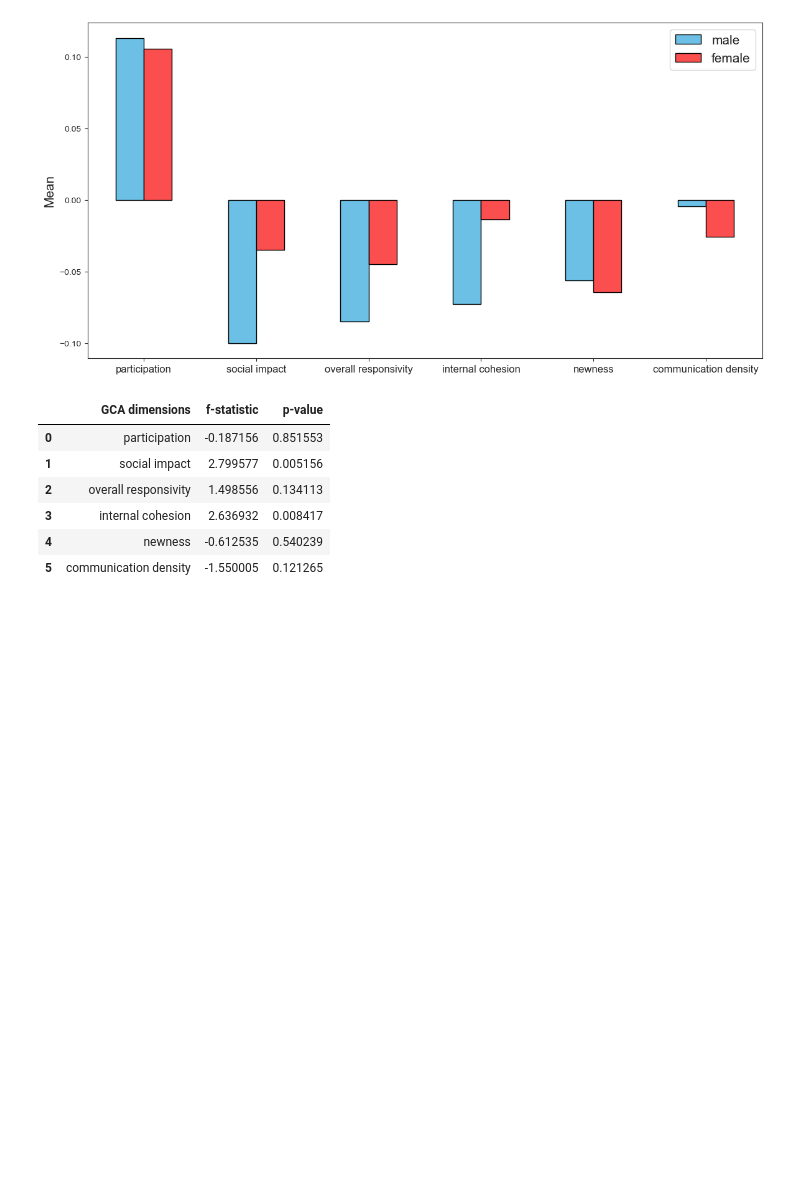
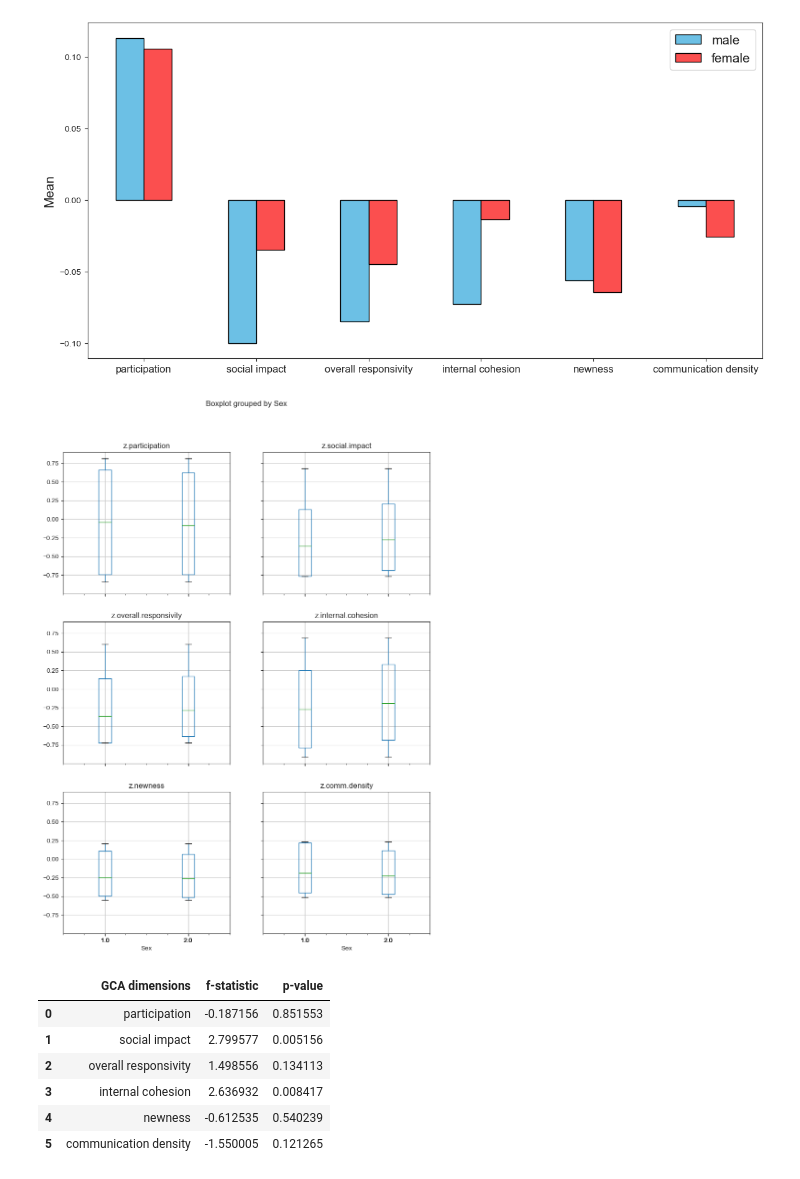
Before and after one commit to jennyt14/smoc-project, a Jupyter notebook: scripts/smoc-analysis.ipynb, the cells around one changed output. Saved outputs shown, nothing was run; the diff lists cells and outputs as text; code cells hidden in the pictures; blank space fills up the shorter version.

```diff
--- a/scripts/smoc-analysis.ipynb
+++ b/scripts/smoc-analysis.ipynb
@@ -263,6 +267,13 @@ plt.legend(fontsize=15)
 plt.savefig('/Users/jennytran/Documents/GitHub/smoc-project/outputs/gca_gender.png')
 # %% [output]
 [figure]
+# %%
+boxplot = df.boxplot(column =
+                     ['z.participation', 'z.social.impact', 'z.overall.responsivity', 'z.internal.cohesion',
+                               'z.newness', 'z.comm.density'] ,
+                     by='Sex', figsize = (10, 14))
+# %% [output]
+[figure, added]
 # %%
 t_test_all = []
 t_test_all.append(list(scipy.stats.ttest_ind(df_fem['z.participation'], df_male['z.participation'])))
```
Also changed, not shown: parts of 3 cells of this notebook, 4 other files.
